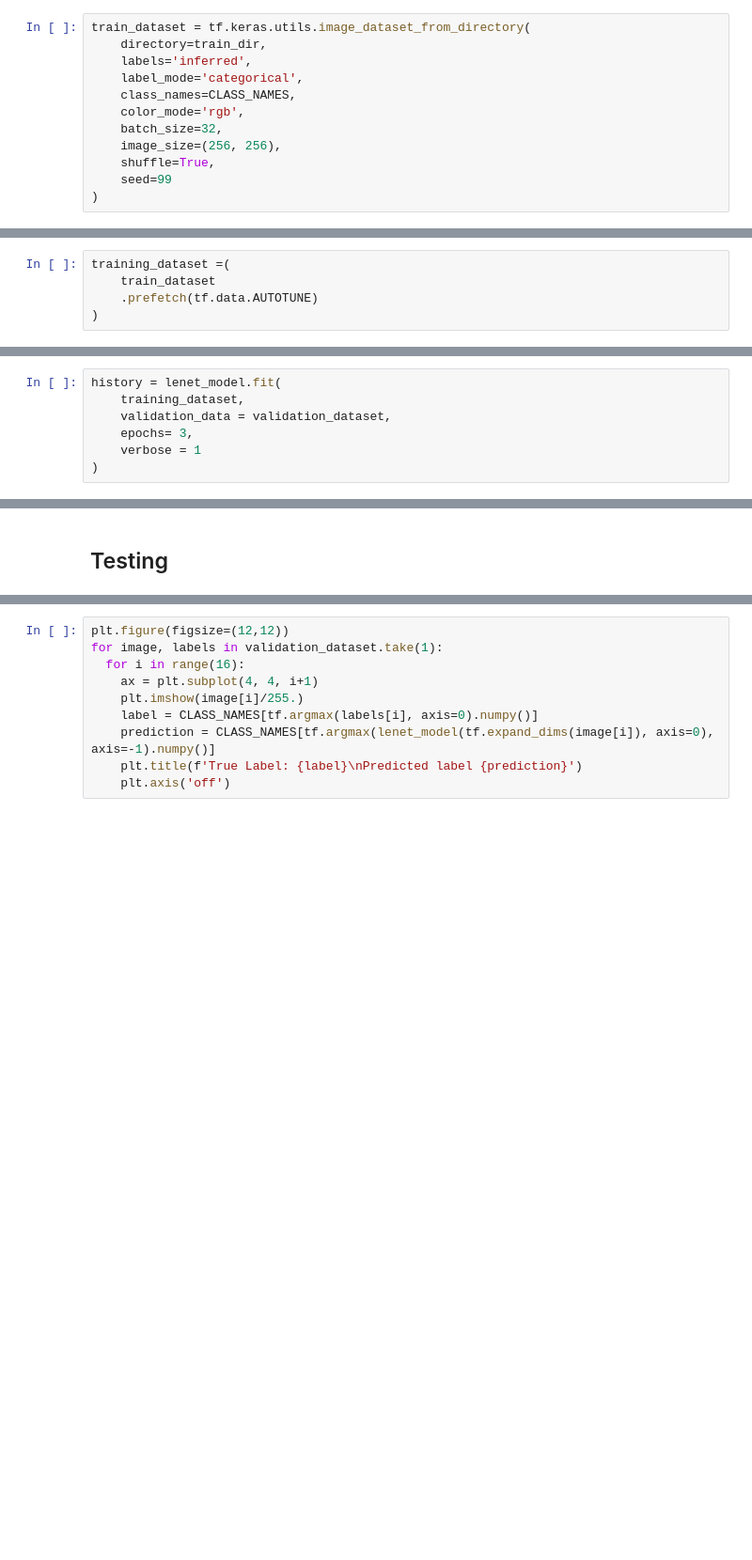
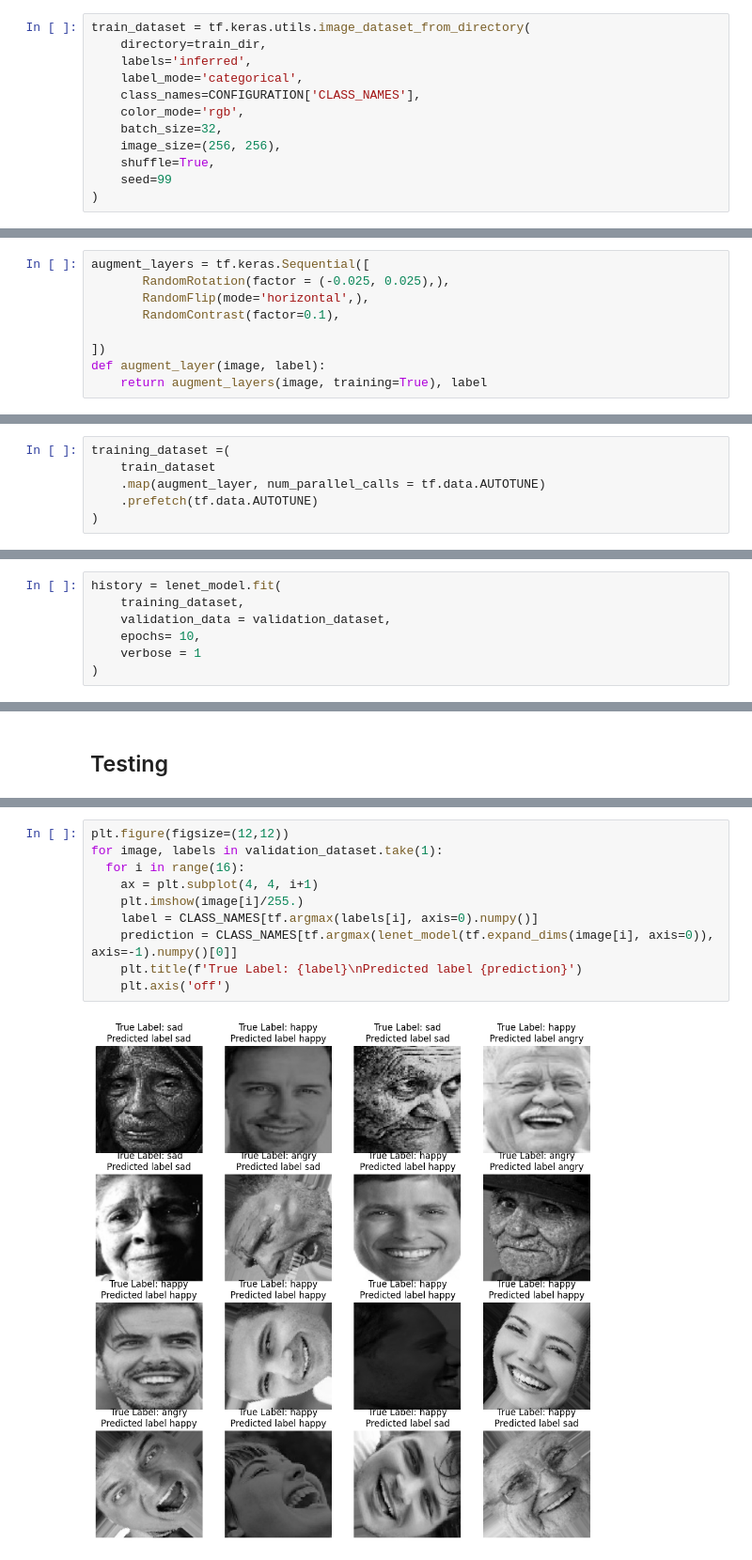
Before and after one commit to natek-1/emotion-detection, a Jupyter notebook: research/Human_Eotion_detection.ipynb, the cells around one changed output, grey strips where cells are left out. Shown at 94% size. Drawn from its saved outputs; the diff is of its cells as text; blank space fills up the shorter version.

```diff
--- a/research/Human_Eotion_detection.ipynb
+++ b/research/Human_Eotion_detection.ipynb
@@ -78,7 +89,7 @@ train_dataset = tf.keras.utils.image_dataset_from_directory(
     directory=train_dir,
     labels='inferred',
     label_mode='categorical',
-    class_names=CLASS_NAMES,
+    class_names=CONFIGURATION['CLASS_NAMES'],
     color_mode='rgb',
     batch_size=32,
     image_size=(256, 256),
@@ -120 +141,10 @@ for image, labels in train_dataset.take(1):
+# %%
+augment_layers = tf.keras.Sequential([
+       RandomRotation(factor = (-0.025, 0.025),),
+       RandomFlip(mode='horizontal',),
+       RandomContrast(factor=0.1),
+
+])
+def augment_layer(image, label):
+    return augment_layers(image, training=True), label
 # %% [markdown]
@@ -127,6 +157,7 @@ resize_rescale_layers = tf.keras.Sequential([
 # %%
 training_dataset =(
     train_dataset
+    .map(augment_layer, num_parallel_calls = tf.data.AUTOTUNE)
     .prefetch(tf.data.AUTOTUNE)
 )
 # %%
@@ -209,7 +286,7 @@ lenet_model.compile(
 history = lenet_model.fit(
     training_dataset,
     validation_data = validation_dataset,
-    epochs= 3,
+    epochs= 10,
     verbose = 1
 )
 # %% [output]
@@ -247,10 +328,12 @@ im.shape
 # %%
 plt.figure(figsize=(12,12))
 for image, labels in validation_dataset.take(1):
   for i in range(16):
     ax = plt.subplot(4, 4, i+1)
     plt.imshow(image[i]/255.)
     label = CLASS_NAMES[tf.argmax(labels[i], axis=0).numpy()]
-    prediction = CLASS_NAMES[tf.argmax(lenet_model(tf.expand_dims(image[i]), axis=0), axis=-1).numpy()]
+    prediction = CLASS_NAMES[tf.argmax(lenet_model(tf.expand_dims(image[i], axis=0)), axis=-1).numpy()[0]]
     plt.title(f'True Label: {label}\nPredicted label {prediction}')
     plt.axis('off')
+# %% [output]
+[figure, added]
```
Also changed, not shown: parts of 28 cells of this notebook.
